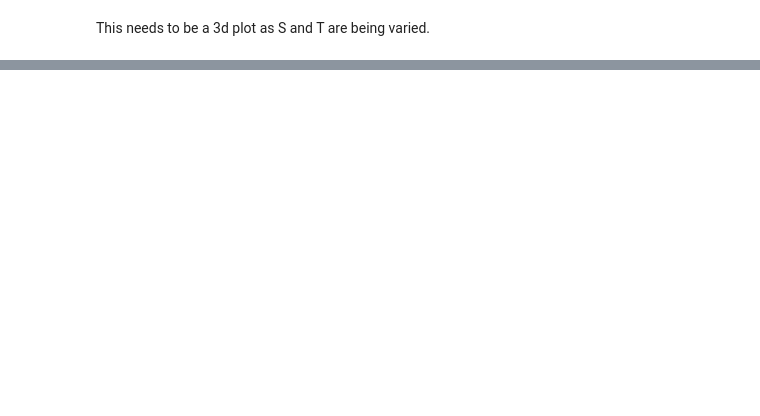
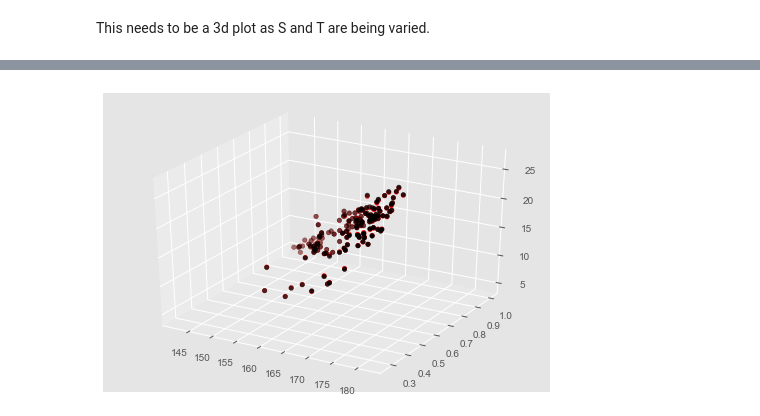
Before and after one commit to xiwenjin/Bayesian-modeling, a Jupyter notebook: GPs_MarketRisk.ipynb, the cells around one changed output, grey strips where cells are left out. Cells and saved outputs as stored; diff of their text form; code cells hidden in the pictures; blank space fills up the shorter version.

```diff
--- a/GPs_MarketRisk.ipynb
+++ b/GPs_MarketRisk.ipynb
@@ -138,0 +155,8 @@ plt.plot(y_test, color = 'black')
+# %%
+fig = plt.figure()
+ax = fig.add_subplot(111, projection='3d')
+ax.scatter(S[idx_test], T[idx_test], y_test, color='black')
+ax.scatter(S[idx_test], T[idx_test], predict_mean, color='red')
+ax.legend()
+# %% [output]
+[figure, added]
```
Also changed, not shown: parts of 7 cells of this notebook.
